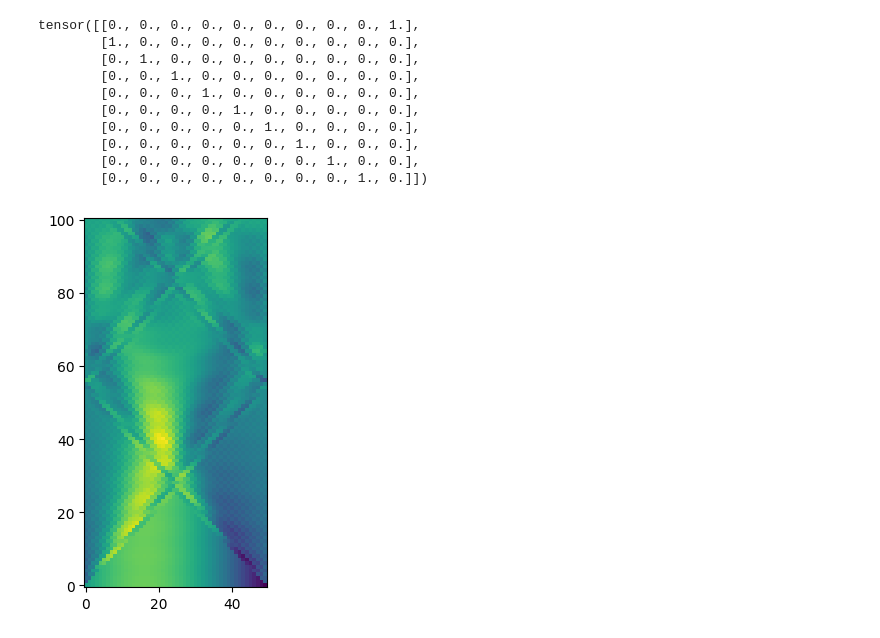
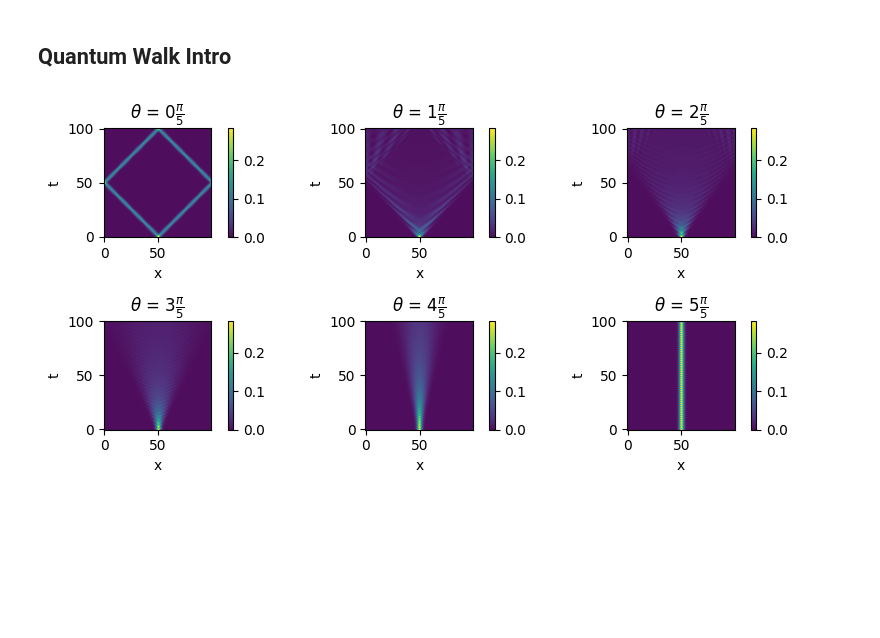
Before and after one commit to JedrekSt/M_thesis, a Jupyter notebook: Results/SimpleWalk.ipynb, the cells around one changed output. Drawn from its saved outputs; the diff is of its cells as text; code cells hidden in the pictures; blank space fills up the shorter version.

```diff
--- a/Results/SimpleWalk.ipynb
+++ b/Results/SimpleWalk.ipynb
@@ -7,27 +9,38 @@ import matplotlib.pyplot as plt
-# %%
-dim = 50
-coin_conf = {
-    "th" : np.pi/2
-}
-steps = 100
-
-model = QW_1d(dim , coin_conf)
-data = model.run(steps,state = "Gaussian",mu = dim // 3,sigma = dim /1)
-# %%
-torch.roll(torch.eye(10),1,0)
-# %% [output]
-tensor([[0., 0., 0., 0., 0., 0., 0., 0., 0., 1.],
-        [1., 0., 0., 0., 0., 0., 0., 0., 0., 0.],
-        [0., 1., 0., 0., 0., 0., 0., 0., 0., 0.],
-        [0., 0., 1., 0., 0., 0., 0., 0., 0., 0.],
-        [0., 0., 0., 1., 0., 0., 0., 0., 0., 0.],
-        [0., 0., 0., 0., 1., 0., 0., 0., 0., 0.],
-        [0., 0., 0., 0., 0., 1., 0., 0., 0., 0.],
-        [0., 0., 0., 0., 0., 0., 1., 0., 0., 0.],
-        [0., 0., 0., 0., 0., 0., 0., 1., 0., 0.],
-        [0., 0., 0., 0., 0., 0., 0., 0., 1., 0.]])
-# %%
-plt.imshow(data,origin = "lower")
-plt.show()
-# %% [output]
-[figure, removed]
+# %% [markdown]
+<h2>Quantum Walk Intro</h2>
+# %%
+steps = 100
+dim = 100
+ths = [i * np.pi / 5 for i in range(0,6)]
+ths_labels = [r"$\theta$ = " + str(i) + r"$\frac{\pi}{5} $" for i in range(0,6)]
+
+Xsq = torch.ones(size = (steps + 1,dim))
+X_ = torch.ones(size = (steps + 1,dim))
+for i in range(dim):
+    Xsq[:,i] *= i ** 2
+    X_[:,i] *= i
+
+fig = plt.figure(figsize = (8,4))
+
+stds = []
+
+for i,th in enumerate(ths):
+    coin_conf = {
+        "th" : th
+    }
+    model = QW_1d(dim , coin_conf)
+    data = model.run(steps,state = "Gaussian",mu = dim // 2,sigma = dim /50)
+    stds.append(torch.sqrt((Xsq * data).sum(dim = 1) - (X_ * data).sum(dim = 1)**2))
+
+    ax = fig.add_subplot(2,len(ths) // 2,i + 1)
+    im = ax.imshow(data, origin = "lower",cmap = "viridis",alpha = 0.95)
+    plt.colorbar(im, fraction=0.05, pad=0.09)
+    ax.set_xlabel("x")
+    ax.set_ylabel("t")
+    ax.set_title(ths_labels[i])
+plt.tight_layout()
+plt.show()
+
+fig.savefig("Images/QWalks1.pdf",format= "pdf",bbox_inches = "tight")
+# %% [output]
+[figure, added]
```
Also changed, not shown: parts of 9 cells of this notebook, 9 other files.
